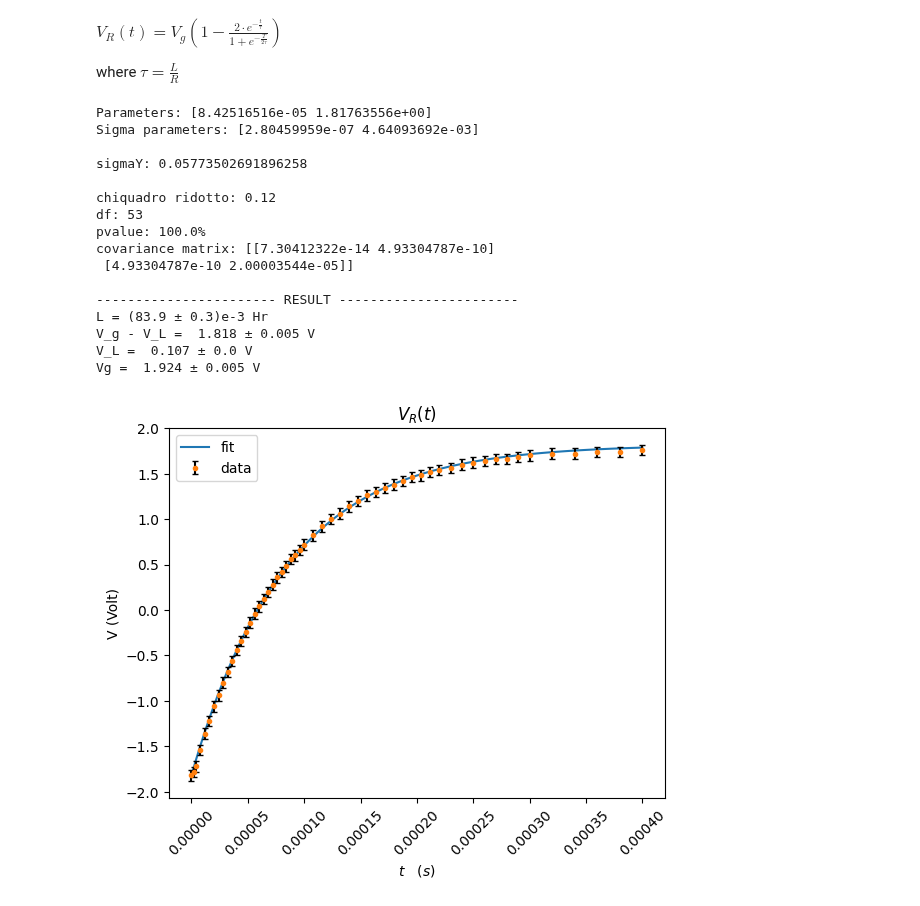
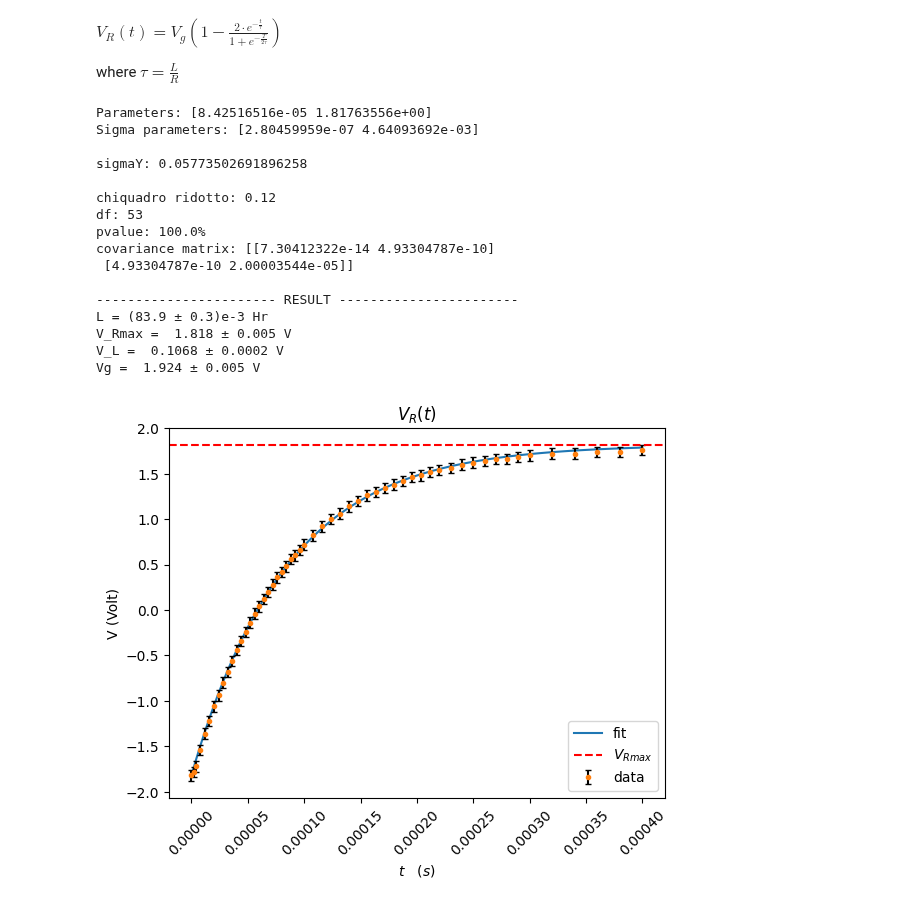
Before and after one commit to CarminatiGiovanni/LaboratorioFisica2, a Jupyter notebook: 20240321circuiti2/RL.ipynb, the cells around one changed output. Saved outputs shown, nothing was run; the diff lists cells and outputs as text; code cells hidden in the pictures.

```diff
--- a/20240321circuiti2/RL.ipynb
+++ b/20240321circuiti2/RL.ipynb
@@ -34,7 +37,4 @@ where $\tau = \frac{L}{R}$
 # %%
-def VR(t,τ,Vg):
-    return Vg*(1- 2*np.exp(-t/τ)/(1+np.exp(-T/(2*τ))))
-
 L_guess = 0.082 # Hr
 Vg_guess = 1.984 # V
 iVR = Interpolazione(t,V,VR,sigmaV,p0=[L_guess/R,Vg_guess])
@@ -48,22 +48,22 @@ print('----------------------- RESULT -----------------------')
 τ = iVR.bval[0]
 sigmaτ = iVR.sigma_bval[0]
 
-VgVL = iVR.bval[1]
-sigmaVgVL = iVR.sigma_bval[1]
+VRmax = iVR.bval[1]
+sigmaVRmax = iVR.sigma_bval[1]
 
 L = τ*R
 sigmaL = np.sqrt((R*sigmaτ)**2 + (τ*sigmaR)**2)
 
 # Calcolo tensione in R_L: I(t) = V_L/R_L*(exp...) -> V_L = I(t)*R_L in particolare in t = 0:
-V_L = VgVL/R * R_L
-sigmaVL = np.sqrt((VgVL/R * sigmaR_L)**2 + (VgVL/R * R_L/R * sigmaVgVL)**2) # TODO: verificare formula
+V_L = VRmax/R * R_L # Imax = VgVL/R
+sigmaVL = np.sqrt((VRmax/R * sigmaR_L)**2 + (VRmax/R * R_L/R * sigmaVRmax)**2) # TODO: verificare formula
 
-Vg = V_L + VgVL
-sigmaVg = np.sqrt(sigmaVL**2 + sigmaVgVL**2)
+Vg = V_L + VRmax
+sigmaVg = np.sqrt(sigmaVL**2 + sigmaVRmax**2)
 
 print('L =',final_val(L,sigmaL,decimals=1,exp=-3,udm='Hr')) # TODO: valutare numero di decimali significativi
-print('V_g - V_L = ',final_val(VgVL,sigmaVgVL,decimals=3,udm='V')) # misurata sperimentale
-print('V_L = ',final_val(V_L,sigmaVL,decimals=3,udm='V'))
+print('V_Rmax = ',final_val(VRmax,sigmaVRmax,decimals=3,udm='V')) # misurata sperimentale
+print('V_L = ',final_val(V_L,sigmaVL,decimals=4,udm='V'))
 print('Vg = ', final_val(Vg,sigmaVg,decimals=3,udm='V'))
 # %% [output]
 Parameters: [8.42516516e-05 1.81763556e+00]
@@ -79,17 +79,18 @@ covariance matrix: [[7.30412322e-14 4.93304787e-10]
 
 ----------------------- RESULT -----------------------
 L = (83.9 ± 0.3)e-3 Hr
-V_g - V_L =  1.818 ± 0.005 V
-V_L =  0.107 ± 0.0 V
+V_Rmax =  1.818 ± 0.005 V
+V_L =  0.1068 ± 0.0002 V
 Vg =  1.924 ± 0.005 V
 # %%
 plt.plot(iVR.x_best, iVR.y_best, label='fit')
 plt.errorbar(t, V, yerr=sigmaV, ecolor='black', fmt='.', label='data',capsize=2)
+plt.axhline(VRmax, color='red', linestyle='--', label='$V_{Rmax}$')
 plt.xlabel('$t \quad (s)$')
 plt.ylabel('V (Volt)')
 plt.legend()
 plt.title('$V_R(t)$')
 plt.xticks(rotation=45)
 plt.show()
 # %% [output]
-[figure, old version]
+[figure, new version]
```
Also changed, not shown: parts of 5 cells of this notebook.
